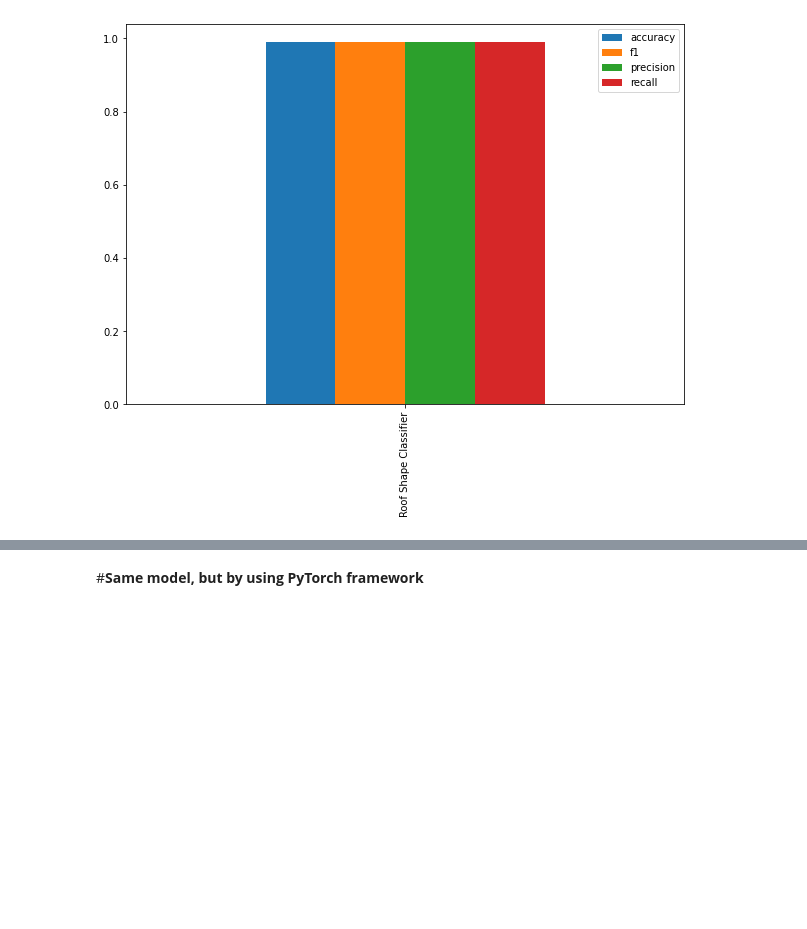
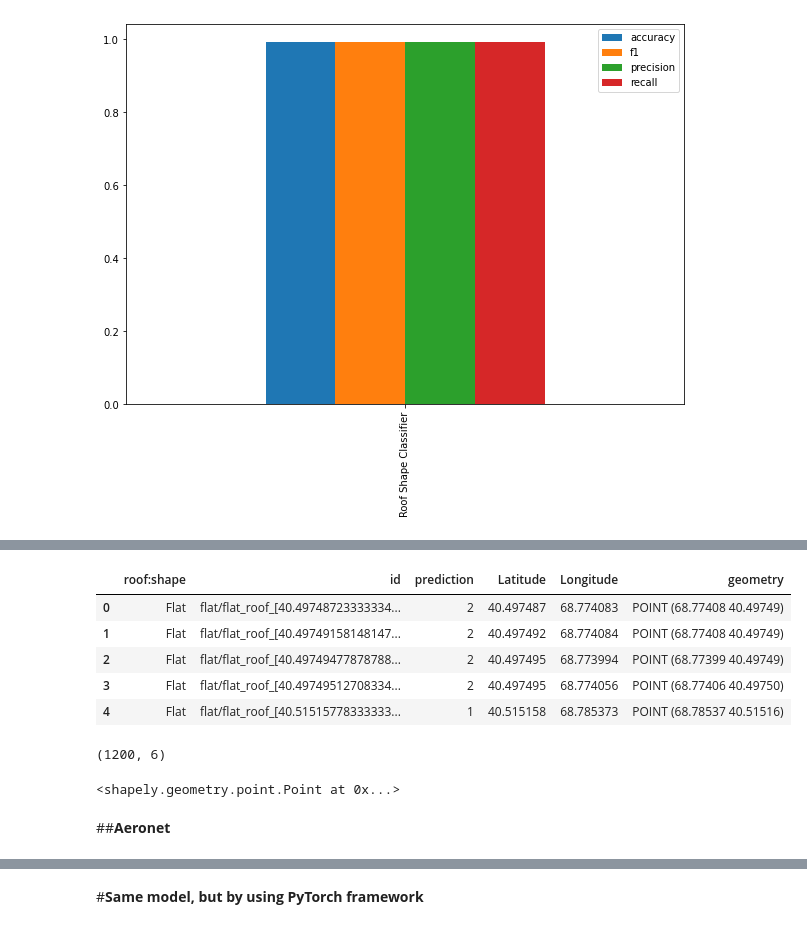
Before and after one commit to Saidkarim2000/roof_shape_classifier, a Jupyter notebook: roof_shape_classifier.ipynb, the cells around one changed output, grey strips where cells are left out. Saved outputs shown, nothing was run; the diff lists cells and outputs as text; code cells hidden in the pictures; blank space fills up the shorter version.

```diff
--- a/roof_shape_classifier.ipynb
+++ b/roof_shape_classifier.ipynb
@@ -358,0 +545,22 @@ model.save('roof_shape_classifier_model.h5')
+# %%
+import geopandas
+
+gdf = geopandas.GeoDataFrame(
+    df, geometry=geopandas.points_from_xy(df.Longitude, df.Latitude))
+# %%
+gdf.head()
+# %% [output]
+|  | roof:shape | id | prediction | Latitude | Longitude | geometry |
+| 0 | Flat | flat/flat_roof_[40.49748723333334... | 2 | 40.497487 | 68.774083 | POINT (68.77408 40.49749) |
+| 1 | Flat | flat/flat_roof_[40.49749158148147... | 2 | 40.497492 | 68.774084 | POINT (68.77408 40.49749) |
+| 2 | Flat | flat/flat_roof_[40.49749477878788... | 2 | 40.497495 | 68.773994 | POINT (68.77399 40.49749) |
+| 3 | Flat | flat/flat_roof_[40.49749512708334... | 2 | 40.497495 | 68.774056 | POINT (68.77406 40.49750) |
+| 4 | Flat | flat/flat_roof_[40.51515778333333... | 1 | 40.515158 | 68.785373 | POINT (68.78537 40.51516) |
+# %%
+gdf.shape
+# %% [output]
+(1200, 6)
+# %%
+gdf['geometry'][1]
+# %% [output]
+<shapely.geometry.point.Point at 0x...>
@@ -358,0 +569,2 @@ model.save('roof_shape_classifier_model.h5')
+# %% [markdown]
+##**Aeronet**
```
Also changed, not shown: parts of 51 cells of this notebook.
